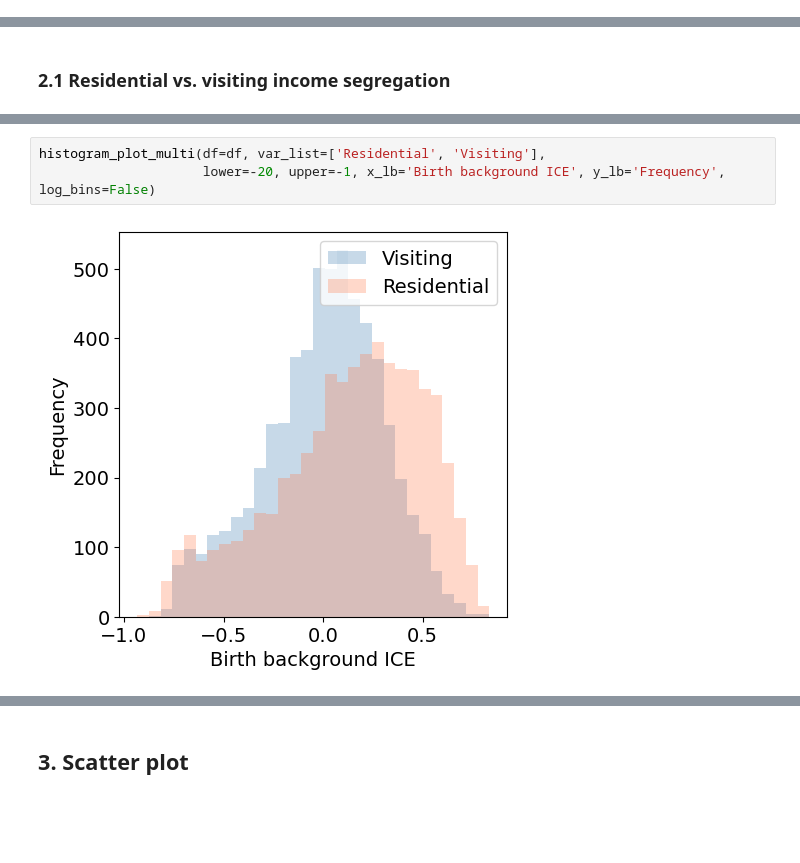
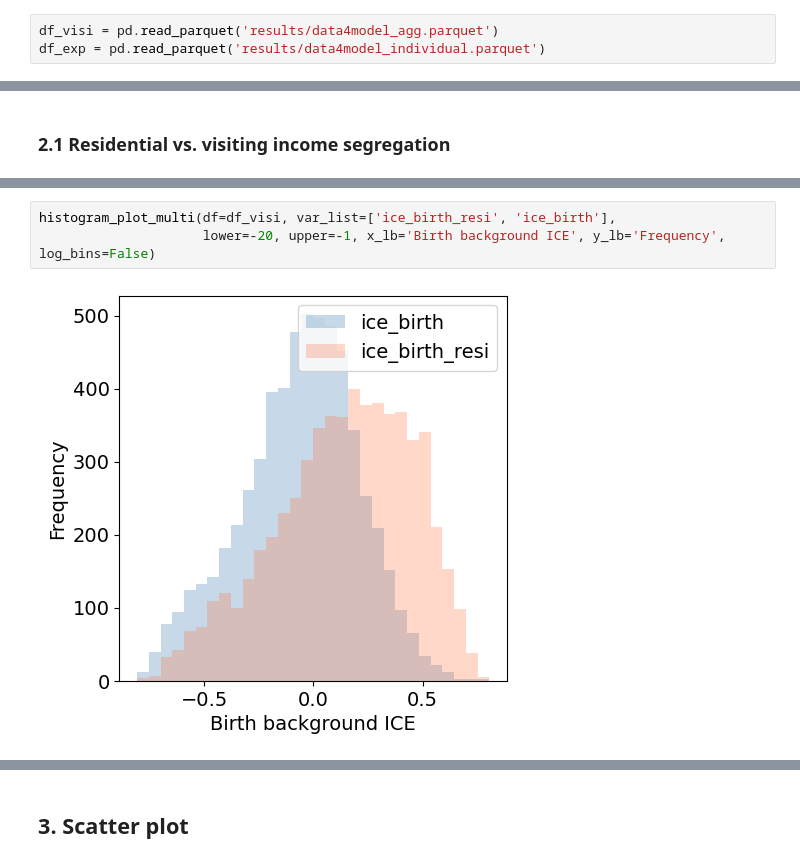
Before and after one commit to MobiSegInsights/mobi-social-segregation-se, a Jupyter notebook: src/MobiSegInsightsSE.data_exp.1.0/28-descriptive-analysis/28-4-segregation-description.ipynb, the cells around one changed output, grey strips where cells are left out. Cells and saved outputs as stored; diff of their text form; blank space fills up the shorter version.

```diff
--- a/src/MobiSegInsightsSE.data_exp.1.0/28-descriptive-analysis/28-4-segregation-description.ipynb
+++ b/src/MobiSegInsightsSE.data_exp.1.0/28-descriptive-analysis/28-4-segregation-description.ipynb
@@ -72,0 +30,3 @@ Check birth region evenness.
+# %%
+df_visi = pd.read_parquet('results/data4model_agg.parquet')
+df_exp = pd.read_parquet('results/data4model_individual.parquet')
@@ -122,7 +105,7 @@ histogram_plot_multi(df=df, var_list=['Residential', 'Visiting'],
 # %% [output]
 [figure]
 # %%
-histogram_plot_multi(df=df, var_list=['Residential', 'Visiting'],
+histogram_plot_multi(df=df_visi, var_list=['ice_birth_resi', 'ice_birth'],
                      lower=-20, upper=-1, x_lb='Birth background ICE', y_lb='Frequency', log_bins=False)
 # %% [output]
-[figure, old version]
+[figure, new version]
```
Also changed, not shown: parts of 41 cells of this notebook, 34 other files.
